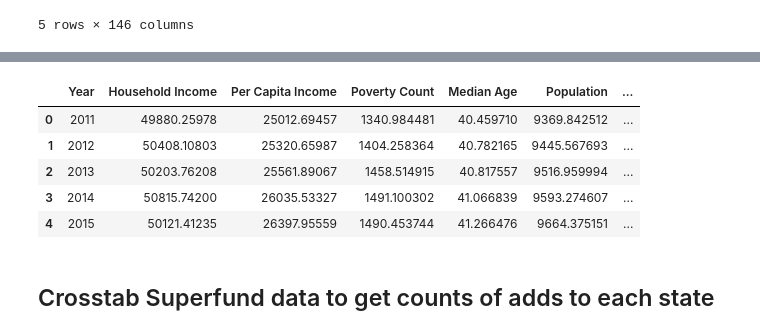
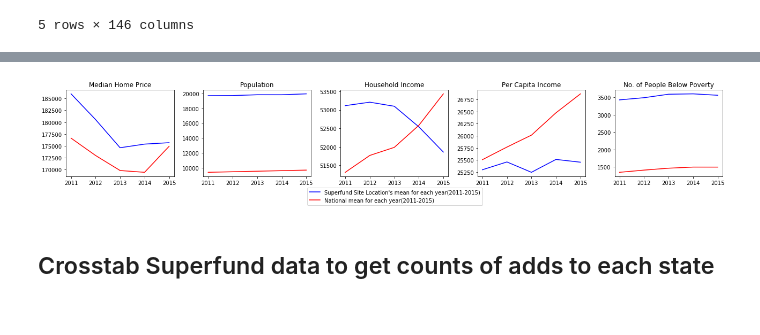
Before and after one commit to harshil753/Project1, a Jupyter notebook: FirstProject.ipynb, the cells around one changed output, grey strips where cells are left out. Drawn from its saved outputs; the diff is of its cells as text; code cells hidden in the pictures.

```diff
--- a/FirstProject.ipynb
+++ b/FirstProject.ipynb
@@ -59,0 +298,9 @@ census_pd.head()
+# %%
+gmap = gmplot.GoogleMapPlotter(lat, lon, 12)
+for x in range(len(longitudes)):
+    gmap.marker(latitudes[x],longitudes[x], title=sitename[x])
+gmap.coloricon = "http://www.googlemapsmarkers.com/v1/%s/"
+gmap.draw(fname)
+
+insertapikey(fname, gkey)
+display(IFrame(fname, width=800, height=400))
@@ -62,9 +311,8 @@ census_pd.head()
 # %%
 census_df_all = pd.DataFrame([])
 yrs = [2011,2012,2013,2014,2015]
-# Need to run for other years (if needed)
 for x in yrs:
-    c = Census("85ac64b6b5a9c0901b00329d1ef41f0c53ccfc98", year=x)
+    c = Census(censuskey, year=x)
     census_df_tmp = pd.DataFrame([])
     census_df_tmp['Year'] = ""
     # removed following as not available for all years - B23025_002E, B23025_007E, B23025_003E, B23025_004E, B23025_005E, B23025_006E, B15003_002E, B15003_017E, B15003_018E, B15003_021E, B15003_022E, B15003_023E, B15003_024E, B15003_025E
@@ -72,10 +320,6 @@ for x in yrs:
-    # Convert to DataFrame
     census_df_tmp = pd.DataFrame(census_data)
     census_df_tmp['Year'] = x
     census_df_all = census_df_all.append(census_df_tmp)
-# Save as a csv (if needed)
-# Note to avoid any issues later, use encoding="utf-8"
-census_df_all.to_csv("zipCode_census_data_AllYears.csv", encoding="utf-8", index=False)
 census_df_all.head()
 # %% [output]
 |  | B01002_001E | B01002_002E | B01002_003E | B01003_001E | B02001_002E | B02001_003E | B02001_004E | ... |
@@ -99,10 +331,0 @@ Index(['B01002_001E', 'B01002_002E', 'B01002_003E', 'B01003_001E',
-# %%
-combineddf = pd.read_csv("resources/selColsGpByAllYearsCombined.csv")
-combineddf
-# %% [output]
-|  | Year | Household Income | Per Capita Income | Poverty Count | Median Age | Population | ... |
-| 0 | 2011 | 49880.25978 | 25012.69457 | 1340.984481 | 40.459710 | 9369.842512 | ... |
-| 1 | 2012 | 50408.10803 | 25320.65987 | 1404.258364 | 40.782165 | 9445.567693 | ... |
-| 2 | 2013 | 50203.76208 | 25561.89067 | 1458.514915 | 40.817557 | 9516.959994 | ... |
-| 3 | 2014 | 50815.74200 | 26035.53327 | 1491.100302 | 41.066839 | 9593.274607 | ... |
-| 4 | 2015 | 50121.41235 | 26397.95559 | 1490.453744 | 41.266476 | 9664.375151 | ... |
@@ -109,3 +371,31 @@ combineddf
+# %%
+plt.figure(figsize=(18,3))
+plt.subplot(1,5,1)
+plt.plot(five_year_sf.index,five_year_sf["House Value"], c='b')
+plt.plot(five_year_norm.index, five_year_norm["House Value"],c='r')
+plt.title("Median Home Price")
+plt.subplot(1,5,2)
+plt.plot(five_year_sf.index,five_year_sf["Population"], c='b')
+plt.plot(five_year_norm.index, five_year_norm["Population"],c='r')
+plt.title("Population")
+plt.subplot(1,5,3)
+plt.plot(five_year_sf.index,five_year_sf["Income"], c='b')
+plt.plot(five_year_norm.index, five_year_norm["Income"],c='r')
+plt.title("Household Income")
+plt.subplot(1,5,4)
+plt.plot(five_year_sf.index,five_year_sf["Per Capita Income"], c='b')
+plt.plot(five_year_norm.index, five_year_norm["Per Capita Income"],c='r')
+plt.title("Per Capita Income")
+plt.subplot(1,5,5)
+plt.plot(five_year_sf.index,five_year_sf["Number Below Poverty"], c='b')
+plt.plot(five_year_norm.index, five_year_norm["Number Below Poverty"],c='r')
+plt.title("No. of People Below Poverty")
+plt.tight_layout()
+label1 = ["Superfund Site Location's mean for each year(2011-2015)","National mean for each year(2011-2015)"]
+plt.legend(labels=label1, bbox_to_anchor=(-1.2, -0.1))
+plt.show()
+# %% [output]
+[figure, added]
 # %% [markdown]
 ## Crosstab Superfund data to get counts of adds to each state
 # %%
```
Also changed, not shown: parts of 35 cells of this notebook, 5 other files.
